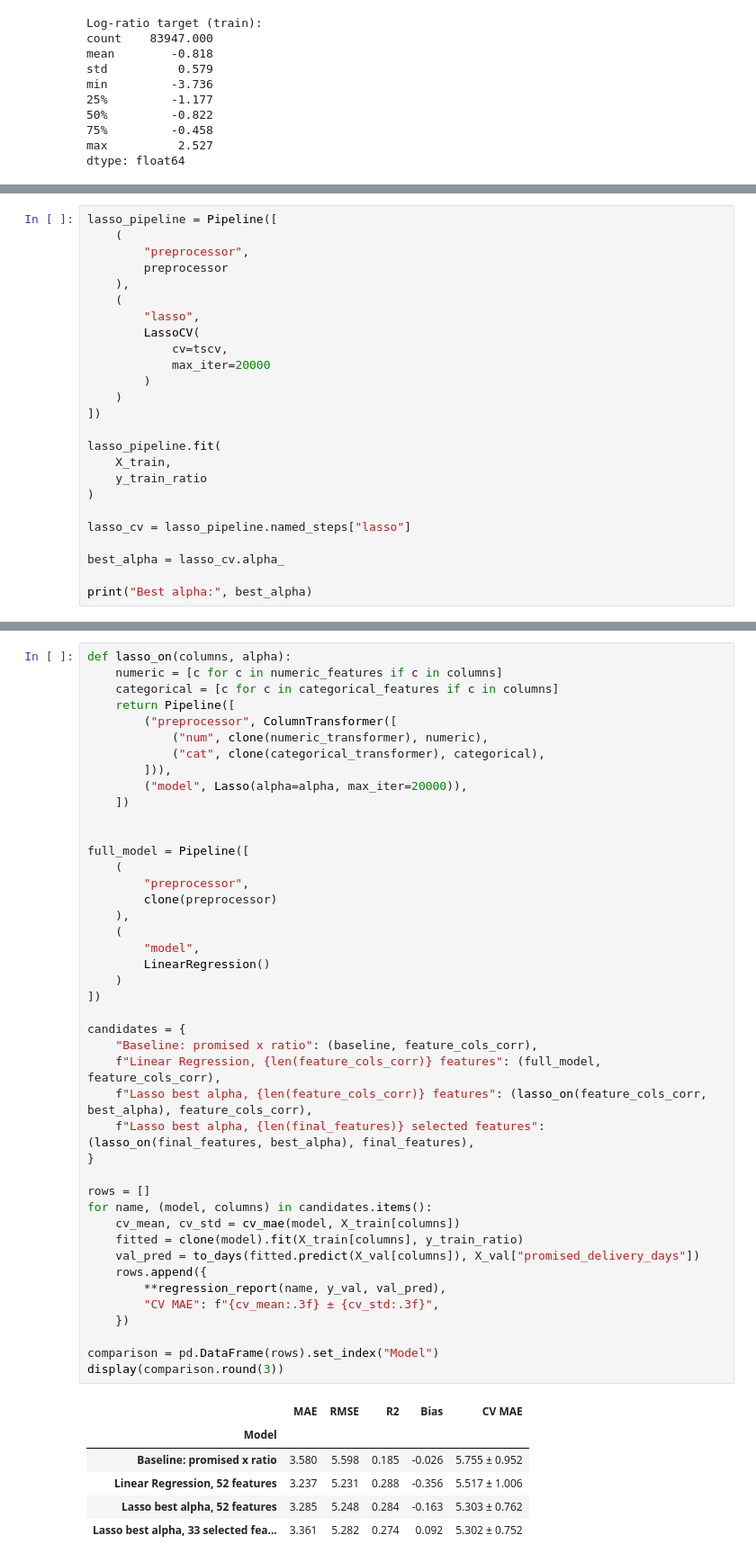
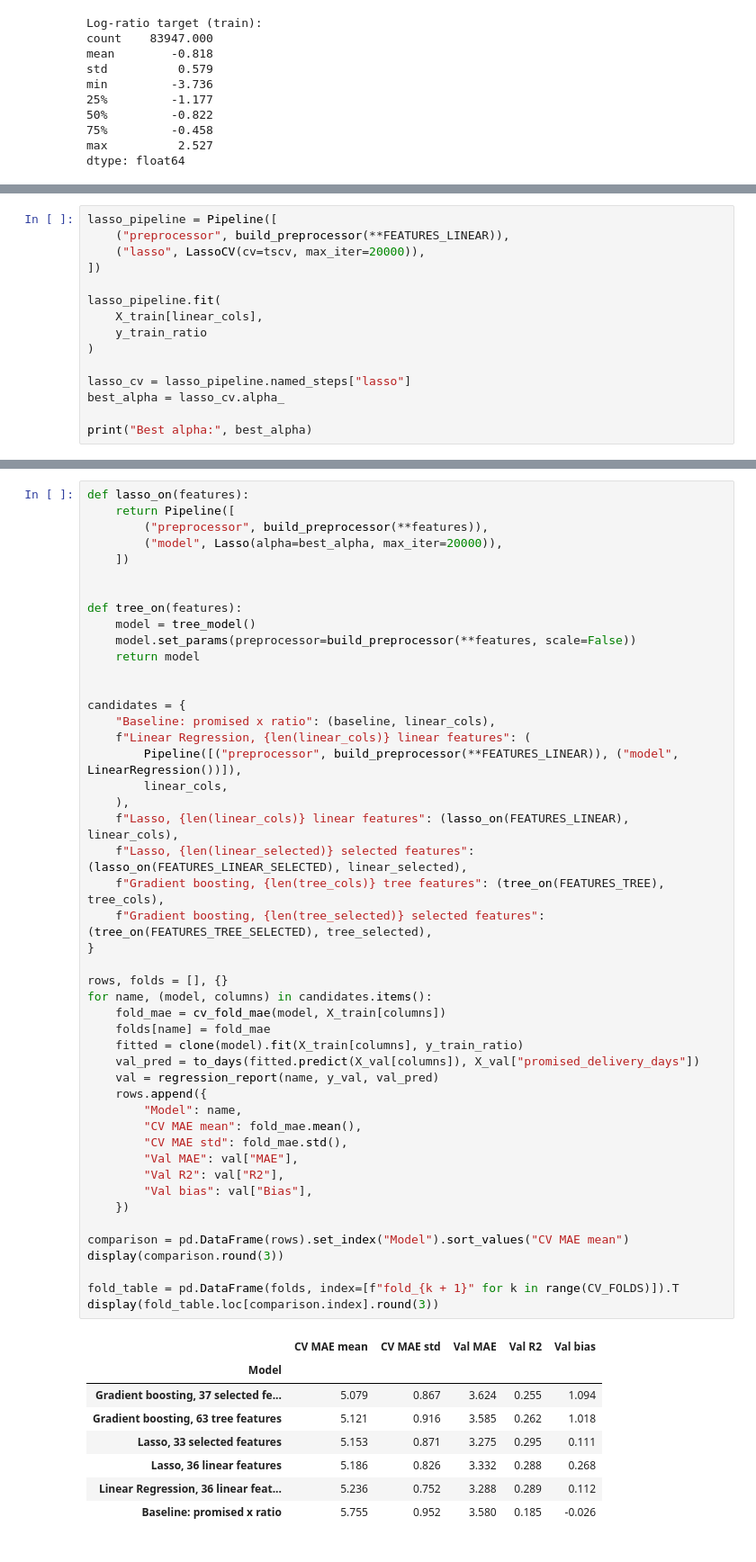
Before and after one commit to zhuamnq/Team2_IT5006_Ecommerce_Analytics_AY2627Sem1, a Jupyter notebook: notebooks/03c_feature_selection.ipynb, the cells around one changed output, grey strips where cells are left out. Shown at 90% size. Saved outputs shown, nothing was run; the diff lists cells and outputs as text.

```diff
--- a/notebooks/03c_feature_selection.ipynb
+++ b/notebooks/03c_feature_selection.ipynb
@@ -406,25 +252,15 @@ The one-standard-error alpha (largest alpha within one standard error of the bes
 # %%
 lasso_pipeline = Pipeline([
-    (
-        "preprocessor",
-        preprocessor
-    ),
-    (
-        "lasso",
-        LassoCV(
-            cv=tscv,
-            max_iter=20000
-        )
-    )
+    ("preprocessor", build_preprocessor(**FEATURES_LINEAR)),
+    ("lasso", LassoCV(cv=tscv, max_iter=20000)),
 ])
 
 lasso_pipeline.fit(
-    X_train,
+    X_train[linear_cols],
     y_train_ratio
 )
 
 lasso_cv = lasso_pipeline.named_steps["lasso"]
-
 best_alpha = lasso_cv.alpha_
 
 print("Best alpha:", best_alpha)
@@ -553,50 +431,56 @@ All models predict the log-ratio target and are scored in days. `CV MAE` is the
 # %%
-def lasso_on(columns, alpha):
-    numeric = [c for c in numeric_features if c in columns]
-    categorical = [c for c in categorical_features if c in columns]
+def lasso_on(features):
     return Pipeline([
-        ("preprocessor", ColumnTransformer([
-            ("num", clone(numeric_transformer), numeric),
-            ("cat", clone(categorical_transformer), categorical),
-        ])),
-        ("model", Lasso(alpha=alpha, max_iter=20000)),
+        ("preprocessor", build_preprocessor(**features)),
+        ("model", Lasso(alpha=best_alpha, max_iter=20000)),
     ])
 
 
-full_model = Pipeline([
-    (
-        "preprocessor",
-        clone(preprocessor)
-    ),
-    (
-        "model",
-        LinearRegression()
-    )
-])
+def tree_on(features):
+    model = tree_model()
+    model.set_params(preprocessor=build_preprocessor(**features, scale=False))
+    return model
+
 
 candidates = {
-    "Baseline: promised x ratio": (baseline, feature_cols_corr),
-    f"Linear Regression, {len(feature_cols_corr)} features": (full_model, feature_cols_corr),
-    f"Lasso best alpha, {len(feature_cols_corr)} features": (lasso_on(feature_cols_corr, best_alpha), feature_cols_corr),
-    f"Lasso best alpha, {len(final_features)} selected features": (lasso_on(final_features, best_alpha), final_features),
+    "Baseline: promised x ratio": (baseline, linear_cols),
+    f"Linear Regression, {len(linear_cols)} linear features": (
+        Pipeline([("preprocessor", build_preprocessor(**FEATURES_LINEAR)), ("model", LinearRegression())]),
+        linear_cols,
+    ),
+    f"Lasso, {len(linear_cols)} linear features": (lasso_on(FEATURES_LINEAR), linear_cols),
+    f"Lasso, {len(linear_selected)} selected features": (lasso_on(FEATURES_LINEAR_SELECTED), linear_selected),
+    f"Gradient boosting, {len(tree_cols)} tree features": (tree_on(FEATURES_TREE), tree_cols),
+    f"Gradient boosting, {len(tree_selected)} selected features": (tree_on(FEATURES_TREE_SELECTED), tree_selected),
 }
 
-rows = []
+rows, folds = [], {}
 for name, (model, columns) in candidates.items():
-    cv_mean, cv_std = cv_mae(model, X_train[columns])
+    fold_mae = cv_fold_mae(model, X_train[columns])
+    folds[name] = fold_mae
     fitted = clone(model).fit(X_train[columns], y_train_ratio)
     val_pred = to_days(fitted.predict(X_val[columns]), X_val["promised_delivery_days"])
+    val = regression_report(name, y_val, val_pred)
     rows.append({
-        **regression_report(name, y_val, val_pred),
-        "CV MAE": f"{cv_mean:.3f} ± {cv_std:.3f}",
+        "Model": name,
+        "CV MAE mean": fold_mae.mean(),
+        "CV MAE std": fold_mae.std(),
+        "Val MAE": val["MAE"],
+        "Val R2": val["R2"],
+        "Val bias": val["Bias"],
     })
 
-comparison = pd.DataFrame(rows).set_index("Model")
+comparison = pd.DataFrame(rows).set_index("Model").sort_values("CV MAE mean")
 display(comparison.round(3))
+
+fold_table = pd.DataFrame(folds, index=[f"fold_{k + 1}" for k in range(CV_FOLDS)]).T
+display(fold_table.loc[comparison.index].round(3))
 # %% [output]
-|  | MAE | RMSE | R2 | Bias | CV MAE |
+|  | CV MAE mean | CV MAE std | Val MAE | Val R2 | Val bias |
 | Model |  |  |  |  |  |
-| Baseline: promised x ratio | 3.580 | 5.598 | 0.185 | -0.026 | 5.755 ± 0.952 |
-| Linear Regression, 52 features | 3.237 | 5.231 | 0.288 | -0.356 | 5.517 ± 1.006 |
-| Lasso best alpha, 52 features | 3.285 | 5.248 | 0.284 | -0.163 | 5.303 ± 0.762 |
-| Lasso best alpha, 33 selected fea... | 3.361 | 5.282 | 0.274 | 0.092 | 5.302 ± 0.752 |
+| Gradient boosting, 37 selected fe... | 5.079 | 0.867 | 3.624 | 0.255 | 1.094 |
+| Gradient boosting, 63 tree features | 5.121 | 0.916 | 3.585 | 0.262 | 1.018 |
+| Lasso, 33 selected features | 5.153 | 0.871 | 3.275 | 0.295 | 0.111 |
+| Lasso, 36 linear features | 5.186 | 0.826 | 3.332 | 0.288 | 0.268 |
+| Linear Regression, 36 linear feat... | 5.236 | 0.752 | 3.288 | 0.289 | 0.112 |
+| Baseline: promised x ratio | 5.755 | 0.952 | 3.580 | 0.185 | -0.026 |
```
Also changed, not shown: parts of 26 cells of this notebook, 7 other files.
